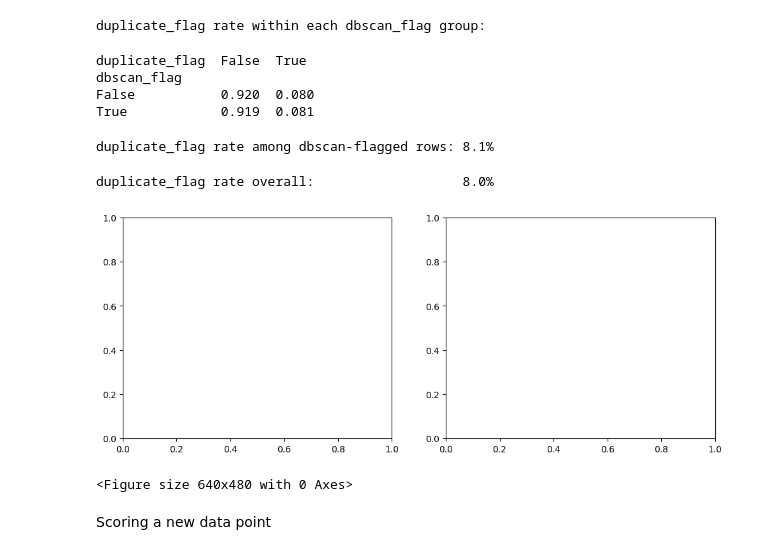
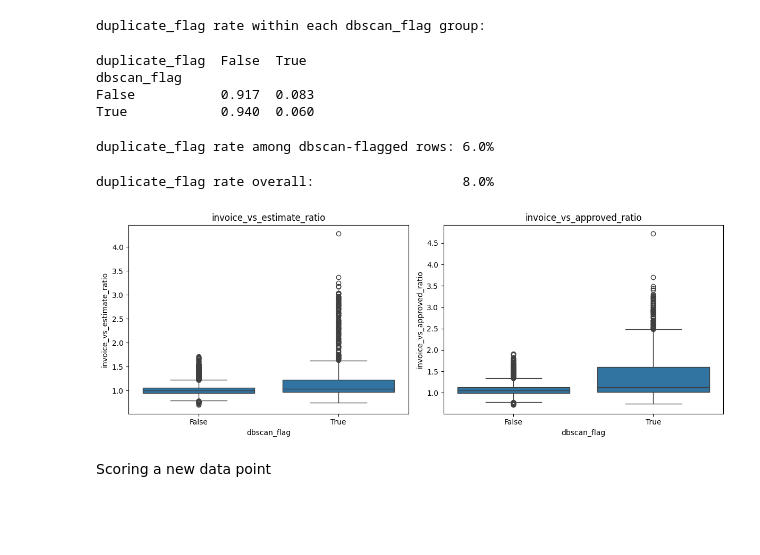
Before and after one commit to Skatyal2000/Aviva-ml, a Jupyter notebook: DBScan_Clustering.ipynb, the cells around one changed output. Cells and saved outputs as stored; diff of their text form; code cells hidden in the pictures; blank space fills up the shorter version.

```diff
--- a/DBScan_Clustering.ipynb
+++ b/DBScan_Clustering.ipynb
@@ -25,8 +18,5 @@ CATEGORICAL_FEATURES = [
 # %%
-preprocessor = ColumnTransformer(transformers=[
-        ("num", StandardScaler(), NUMERIC_FEATURES),
-        ("cat", OneHotEncoder(handle_unknown="ignore"), CATEGORICAL_FEATURES),
-    ])
+preprocessor = build_preprocessor()
 X = preprocessor.fit_transform(df)
 # %%
 X = X.toarray() if hasattr(X, "toarray") else X
@@ -88,12 +73,13 @@ candidates.sort_values("silhouette", ascending=False).head(10)
 # %%
-EPS = 1.65
+EPS = 2.9
 MIN_SAMPLES = 8  # overrides the 2*D starting heuristic above based on the grid search
 # %%
-dbscan = DBSCAN(eps=EPS, min_samples=MIN_SAMPLES)
-labels = dbscan.fit_predict(X)
+result = fit_dbscan(df, eps=EPS, min_samples=MIN_SAMPLES)
+dbscan = result["model"]
+labels = result["labels"]
 # %%
 df["cluster"] = labels
-df["dbscan_flag"] = labels == -1  # DBSCAN's own noise label doubles as the anomaly flag
+df["dbscan_flag"] = result["flag"]  # DBSCAN's own noise label doubles as the anomaly flag
 # %%
 n_clusters = len(set(labels)) - (1 if -1 in labels else 0)
 print(f"clusters found: {n_clusters}")
@@ -182,22 +165,21 @@ overlap_rate = df.loc[df["dbscan_flag"], "duplicate_flag"].mean()
 # %% [output]
 duplicate_flag  False  True
 dbscan_flag
-False           0.920  0.080
-True            0.919  0.081
+False           0.917  0.083
+True            0.940  0.060
 # %%
 base_rate = df["duplicate_flag"].mean()
 print(f"\nduplicate_flag rate among dbscan-flagged rows: {overlap_rate:.1%}")
 # %% [output]
-duplicate_flag rate among dbscan-flagged rows: 8.1%
+duplicate_flag rate among dbscan-flagged rows: 6.0%
 # %%
-print(f"duplicate_flag rate overall:                   {base_rate:.1%}"); fig, axes = plt.subplots(1, 2, figsize=(12, 4.5))
+print(f"duplicate_flag rate overall:                   {base_rate:.1%}");
+fig, axes = plt.subplots(1, 2, figsize=(12, 4.5))
+for ax, col in zip(axes, ["invoice_vs_estimate_ratio", "invoice_vs_approved_ratio"]):
+    sns.boxplot(data=df, x="dbscan_flag", y=col, ax=ax)
+    ax.set_title(col)
+plt.tight_layout()
+plt.show()
 # %% [output]
 duplicate_flag rate overall:                   8.0%
-[figure, old version]
+[figure, new version]
-# %%
-for ax, col in zip(axes, ["invoice_vs_estimate_ratio", "invoice_vs_approved_ratio"]):
-    sns.boxplot(data=df, x="dbscan_flag", y=col, ax=ax)
-    ax.set_title(col)
-plt.tight_layout()
-# %% [output]
-<Figure size 640x480 with 0 Axes>
```
Also changed, not shown: parts of 18 cells of this notebook, 7 other files.
